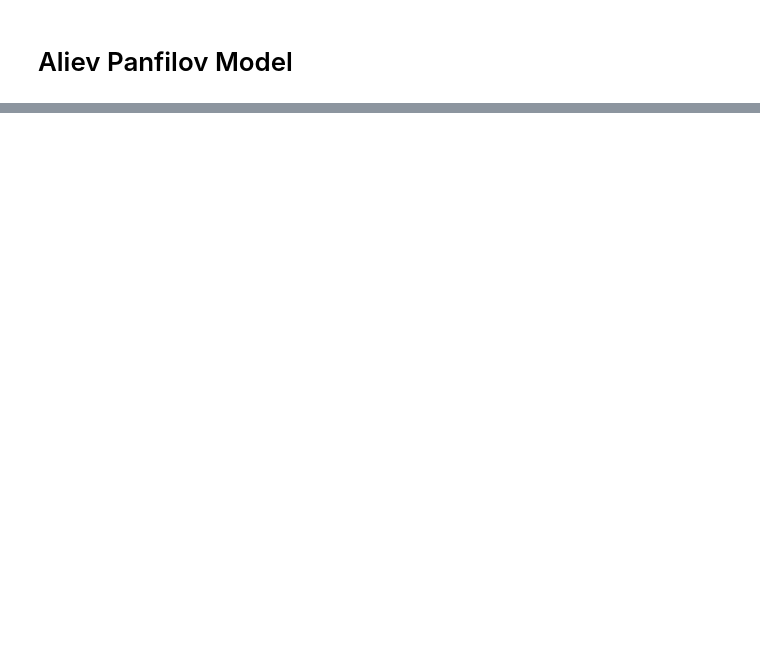
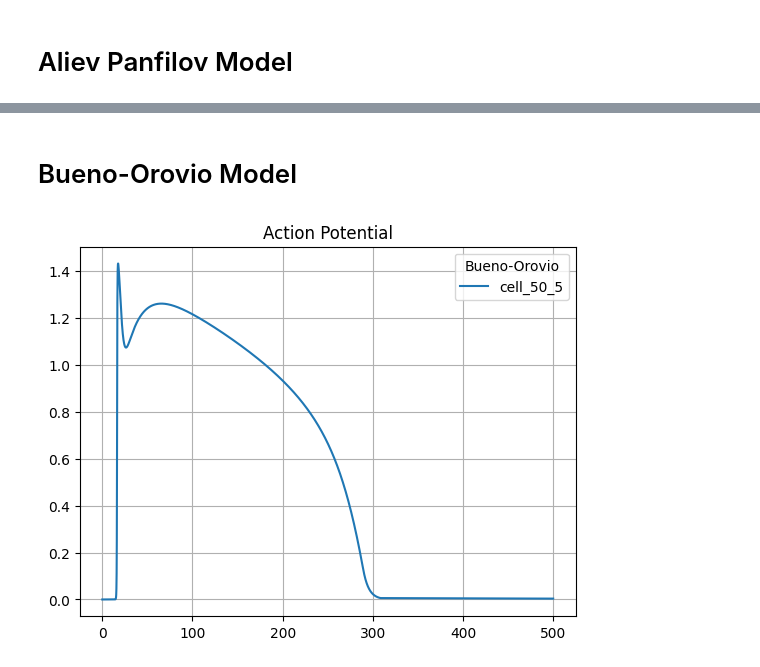
Before and after one commit to finitewave/Finitewave, a Jupyter notebook: Tutorials/CardiacModels.ipynb, the cells around one changed output, grey strips where cells are left out. Drawn from its saved outputs; the diff is of its cells as text; code cells hidden in the pictures; blank space fills up the shorter version.

```diff
--- a/Tutorials/CardiacModels.ipynb
+++ b/Tutorials/CardiacModels.ipynb
@@ -64,0 +88,13 @@ plt.show()
+# %% [markdown]
+# Bueno-Orovio Model
+# %%
+ap_times, ap_values = run_model(fw.BuenoOrovio(), t_max=500)
+
+plt.figure()
+plt.plot(ap_times, ap_values, label=f"cell_{50}_{5}")
+plt.legend(title='Bueno-Orovio')
+plt.title('Action Potential')
+plt.grid()
+plt.show()
+# %% [output]
+[figure, added]
```
Also changed, not shown: parts of 14 cells of this notebook, 39 other files.
